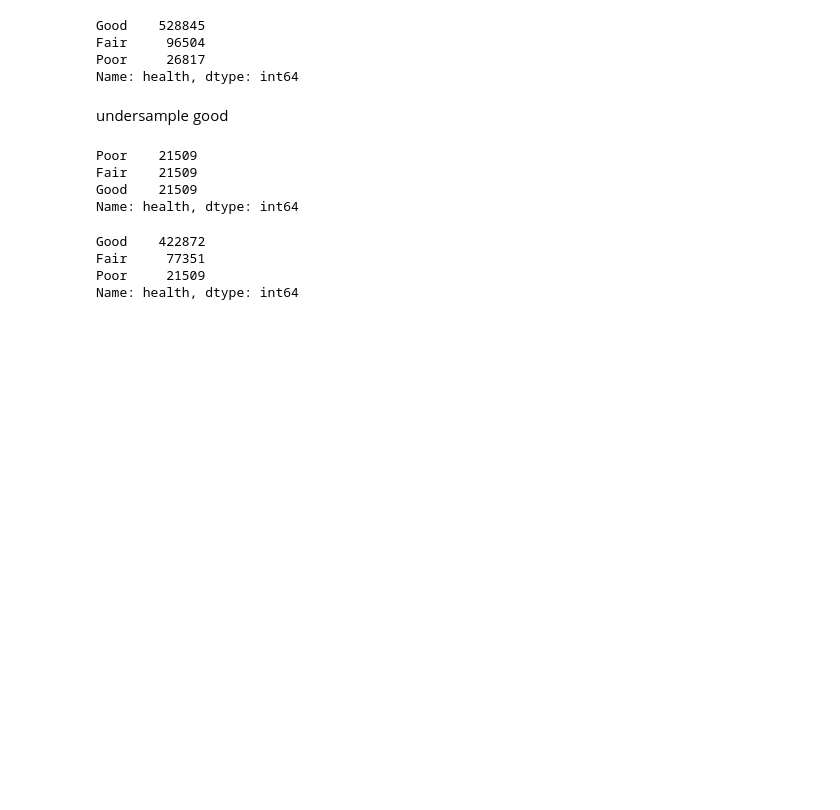
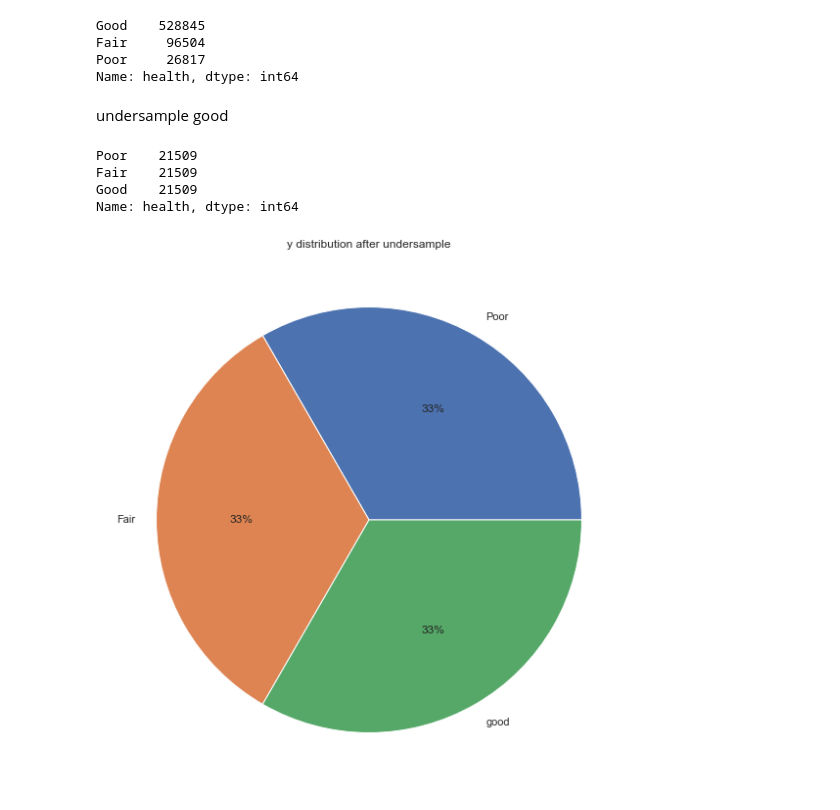
Before and after one commit to kmohebbizadeh/AML-Tree-Census-Project, a Jupyter notebook: Wenxi.ipynb, the cells around one changed output. Saved outputs shown, nothing was run; the diff lists cells and outputs as text; code cells hidden in the pictures; blank space fills up the shorter version.

```diff
--- a/Wenxi.ipynb
+++ b/Wenxi.ipynb
@@ -130,10 +130,10 @@ Poor    21509
 Fair    21509
 Good    21509
 Name: health, dtype: int64
-# %%
-y_dev.value_counts()
-# %% [output]
-Good    422872
-Fair     77351
-Poor     21509
-Name: health, dtype: int64
+# %%
+labels=['Poor','Fair','good']
+plt.pie(y_dev_subsample.value_counts(), labels = labels, autopct='%.0f%%')
+plt.title('y distribution after undersample')
+plt.show()
+# %% [output]
+[figure, added]
```
Also changed, not shown: parts of 2 cells of this notebook.
